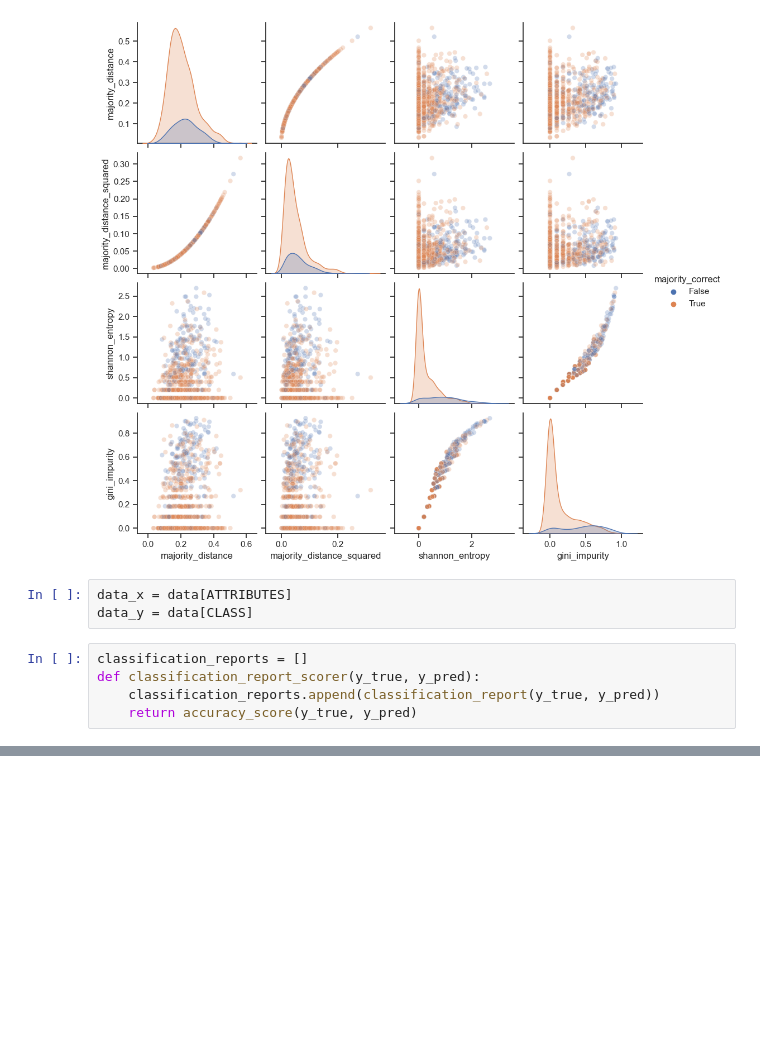
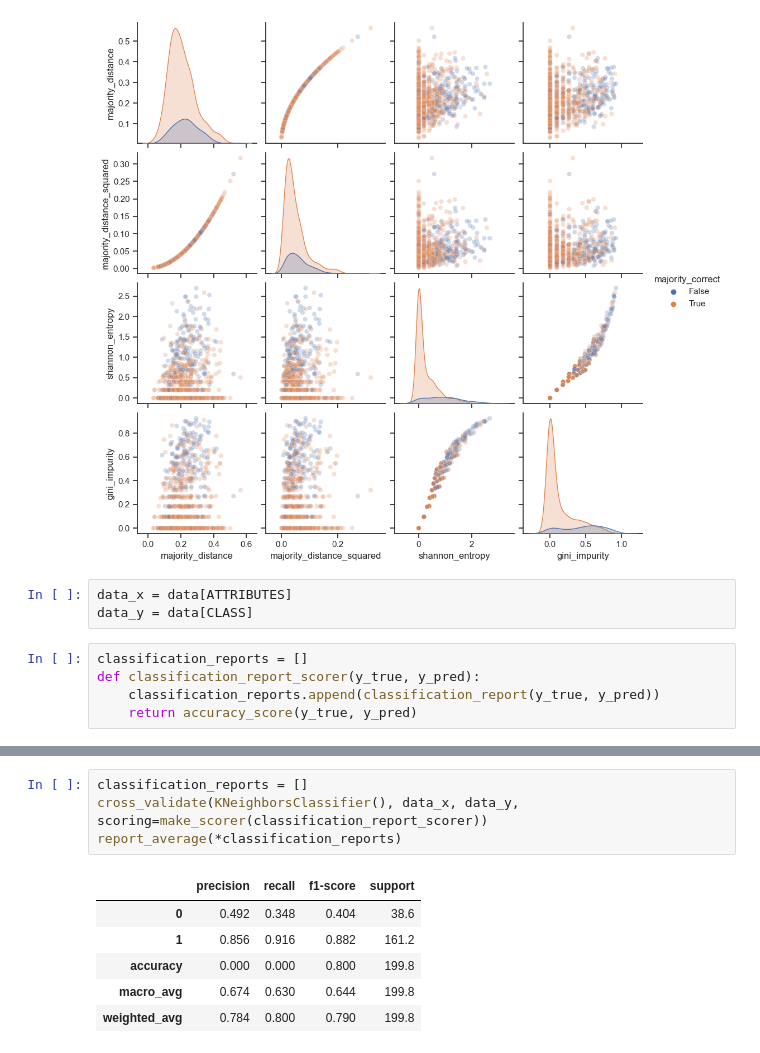
Before and after one commit to hwelsters/internal-consistency, a Jupyter notebook: 07-08-2023 (ml)/ml.ipynb, the cells around one changed output, grey strips where cells are left out. Drawn from its saved outputs; the diff is of its cells as text; blank space fills up the shorter version.

```diff
--- a/07-08-2023 (ml)/ml.ipynb
+++ b/07-08-2023 (ml)/ml.ipynb
@@ -46,0 +106,11 @@ classification_reports
+# %%
+classification_reports = []
+cross_validate(KNeighborsClassifier(), data_x, data_y, scoring=make_scorer(classification_report_scorer))
+report_average(*classification_reports)
+# %% [output]
+|  | precision | recall | f1-score | support |
+| 0 | 0.492 | 0.348 | 0.404 | 38.6 |
+| 1 | 0.856 | 0.916 | 0.882 | 161.2 |
+| accuracy | 0.000 | 0.000 | 0.800 | 199.8 |
+| macro_avg | 0.674 | 0.630 | 0.644 | 199.8 |
+| weighted_avg | 0.784 | 0.800 | 0.790 | 199.8 |
```
Also changed, not shown: parts of 10 cells of this notebook.
